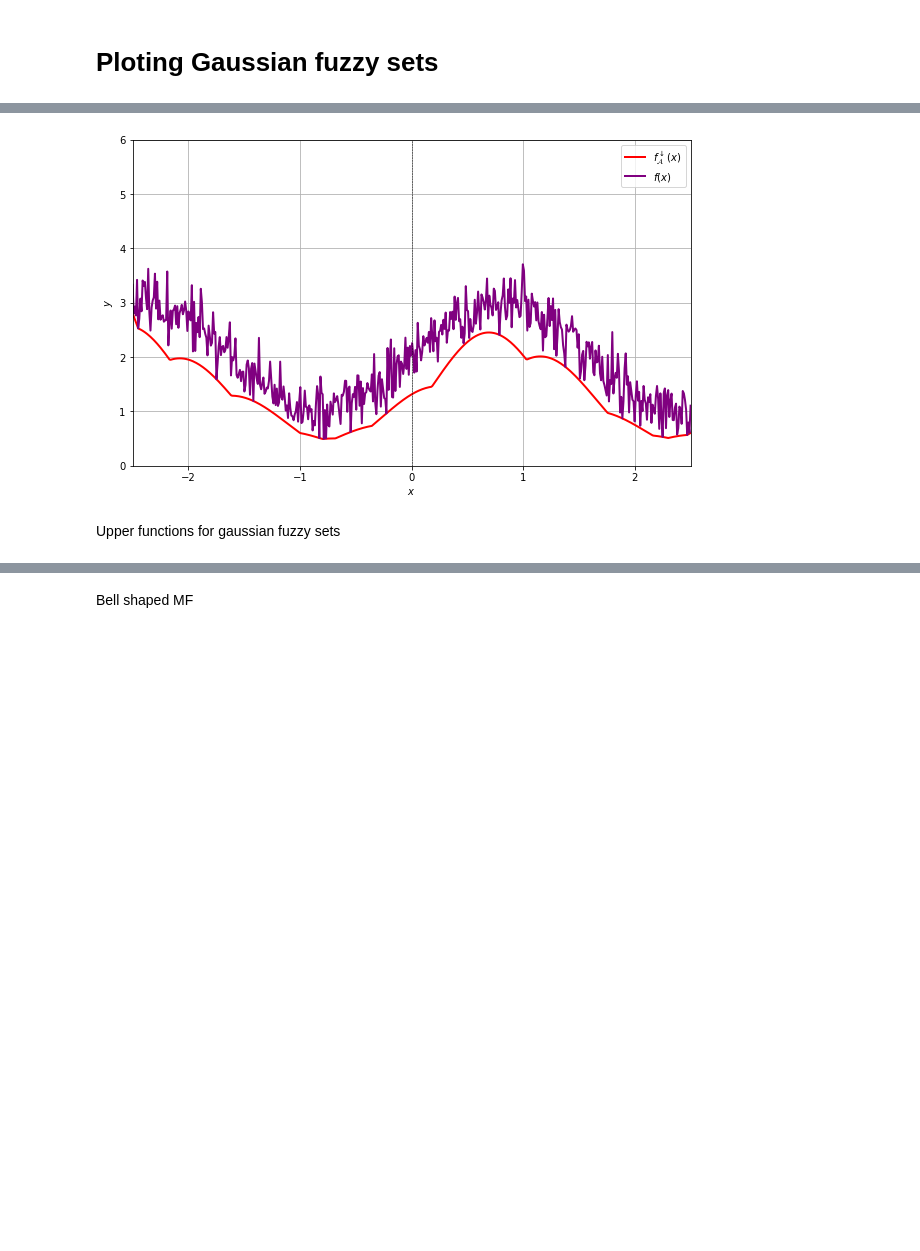
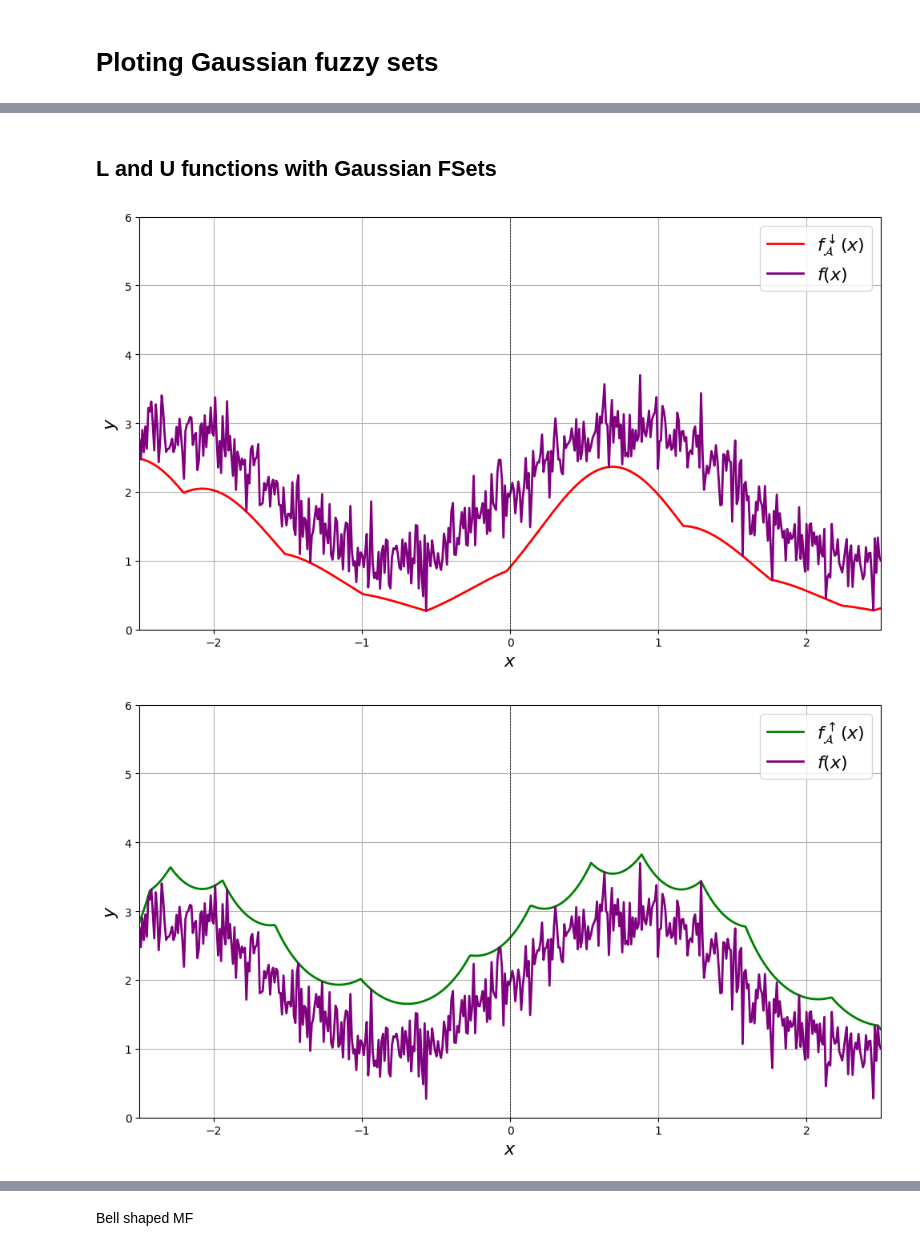
Before and after one commit to martinadankova/Lower_Upper_functions, a Jupyter notebook: LowerUpperFunctionsExamples.ipynb, the cells around one changed output, grey strips where cells are left out. Drawn from its saved outputs; the diff is of its cells as text; code cells hidden in the pictures; blank space fills up the shorter version.

```diff
--- a/LowerUpperFunctionsExamples.ipynb
+++ b/LowerUpperFunctionsExamples.ipynb
@@ -12,8 +12,8 @@ reload(luf)
 def f(x, noise_level=0.1):
 #    noise = np.random.normal(0, noise_level, size=x.shape)  # Add Gaussian noise
 #    return x ** 2 + 1+noise
-#    return np.maximum(x ** 2-1,0)+1
-    return np.maximum(x ** 2-1,0)
+    return np.maximum(x ** 2-1,0)+1
+#    return np.maximum(x ** 2-1,0)
 
 # Number of triangular fuzzy sets
 a=-2
@@ -43,17 +43,17 @@ plt.figure(figsize=(10, 6))
 plt.plot(x_values, f_A_up_values, label='$f_{\\mathcal{A}}^{\\uparrow}(x)$', color='green', linewidth=2)
 plt.plot(x_values, f_values, label='$f(x) = x^2+1$', color='purple', linewidth=2,ls='--')
 #plt.title('Generalized Inverse Upward Transformation with Multiple Fuzzy Sets')
-plt.xlabel('$x$', fontsize=14)
-plt.ylabel('$f_{\\mathcal{A}}^{\\uparrow}(x)$ and $f(x)$', fontsize=14)
+plt.xlabel('$x$', fontsize=16)
+plt.ylabel('$f_{\\mathcal{A}}^{\\uparrow}(x)$ and $f(x)$', fontsize=16)
 plt.axhline(0, color='black', linewidth=0.5, ls='--')
 plt.axvline(0, color='black', linewidth=0.5, ls='--')
-plt.legend(fontsize=12)
+plt.legend(fontsize=16)
 plt.grid(True)
-plt.tight_layout()
 plt.xlim(-2.5, 2.5)
 plt.ylim(-0.5, 10)
+plt.tight_layout()
 
-plt.savefig("UpperTrian.pdf",format='pdf')
+plt.savefig("UFZero2.pdf",format='pdf')
 
 plt.show()
 
@@ -150,0 +183,2 @@ No artists with labels found to put in legend.  Note that artists whose label st
+# %% [markdown]
+## L and U functions with Gaussian FSets
@@ -151,43 +194,63 @@ No artists with labels found to put in legend.  Note that artists whose label st
 # %%
 from importlib import reload
 import LowerUpperFunctions as luf
 reload(luf)
 
-# Define the function f(x)
-def f(x, noise_level=0.3):
-    noise = np.random.normal(0, noise_level, size=x.shape)  # Add Gaussian noise
-    return np.sin(2*x) + 2+noise
-
 # Number of Gaussian fuzzy sets
-n = 14  # Change this value as needed
+n = 14 #7 #14  # Change this value as needed
 sigma = 0.5  # Standard deviation for Gaussian sets
-# Define the range of x values
-x_values = np.linspace(-2.5, 2.5, 500)
-f_x_values = f(x_values)  # Precompute f(x) values
 
 # Precompute the centers for Gaussian fuzzy sets
 centers = np.linspace(-3, 3, n)  # Centers evenly spaced between -2 and 2
 
 F_A_down=luf.F_A_downG(centers, sigma, x_values,f_x_values)
 
 # Compute f_{\mathcal{A}}^\downarrow
 f_A_down_values = np.array([luf.f_A_downG(x,F_A_down,sigma,centers) for x in x_values])
 
 # Plotting the result
 plt.figure(figsize=(10, 6))
 plt.plot(x_values, f_A_down_values, label='$f_{\\mathcal{A}}^{\\downarrow}(x)$', color='red', linewidth=2)
 plt.plot(x_values, f_x_values, label='$f(x)$', color='purple', linewidth=2)
 #plt.title('Inverse Downward Transformation with Gaussian Fuzzy Sets')
-plt.xlabel('$x$')
-plt.ylabel('$y$')
+plt.xlabel('$x$',fontsize=16)
+plt.ylabel('$y$',fontsize=16)
 plt.axhline(0, color='black', linewidth=0.5, ls='--')
 plt.axvline(0, color='black', linewidth=0.5, ls='--')
 plt.grid()
-plt.legend()
+plt.legend(fontsize=16)
 plt.xlim(-2.5, 2.5)
 plt.ylim(0, 6)
+plt.tight_layout()
+
+plt.savefig("DF.pdf",format='pdf')
+
 plt.show()
+
+
+# Compute components
+F_A_up=luf.F_A_upG(centers, sigma, x_values,f_x_values)
+
+# Compute f_{\mathcal{A}}^\uparrow
+f_A_up_values = np.array([luf.f_A_upG(x,F_A_up,sigma,centers) for x in x_values])
+
+# Plotting the result
+plt.figure(figsize=(10, 6))
+plt.plot(x_values, f_A_up_values, label='$f_{\\mathcal{A}}^{\\uparrow}(x)$', color='green', linewidth=2)
+plt.plot(x_values, f_x_values, label='$f(x) $', color='purple', linewidth=2)
+#plt.title('Inverse Upward Transformation with Gaussian Fuzzy Sets')
+plt.xlabel('$x$',fontsize=16)
+plt.ylabel('$y$',fontsize=16)
+plt.axhline(0, color='black', linewidth=0.5, ls='--')
+plt.axvline(0, color='black', linewidth=0.5, ls='--')
+plt.grid()
+plt.legend(fontsize=16)
+plt.xlim(-2.5, 2.5)
+plt.ylim(0,6 )
+plt.tight_layout()
+plt.savefig("UF.pdf",format='pdf')
+
+plt.show()
 # %% [output]
-[figure, old version]
+[figure, new version]
+[figure, added]
-# %% [markdown]
-Upper functions for gaussian fuzzy sets
```
Also changed, not shown: parts of 12 cells of this notebook, 24 other files.
